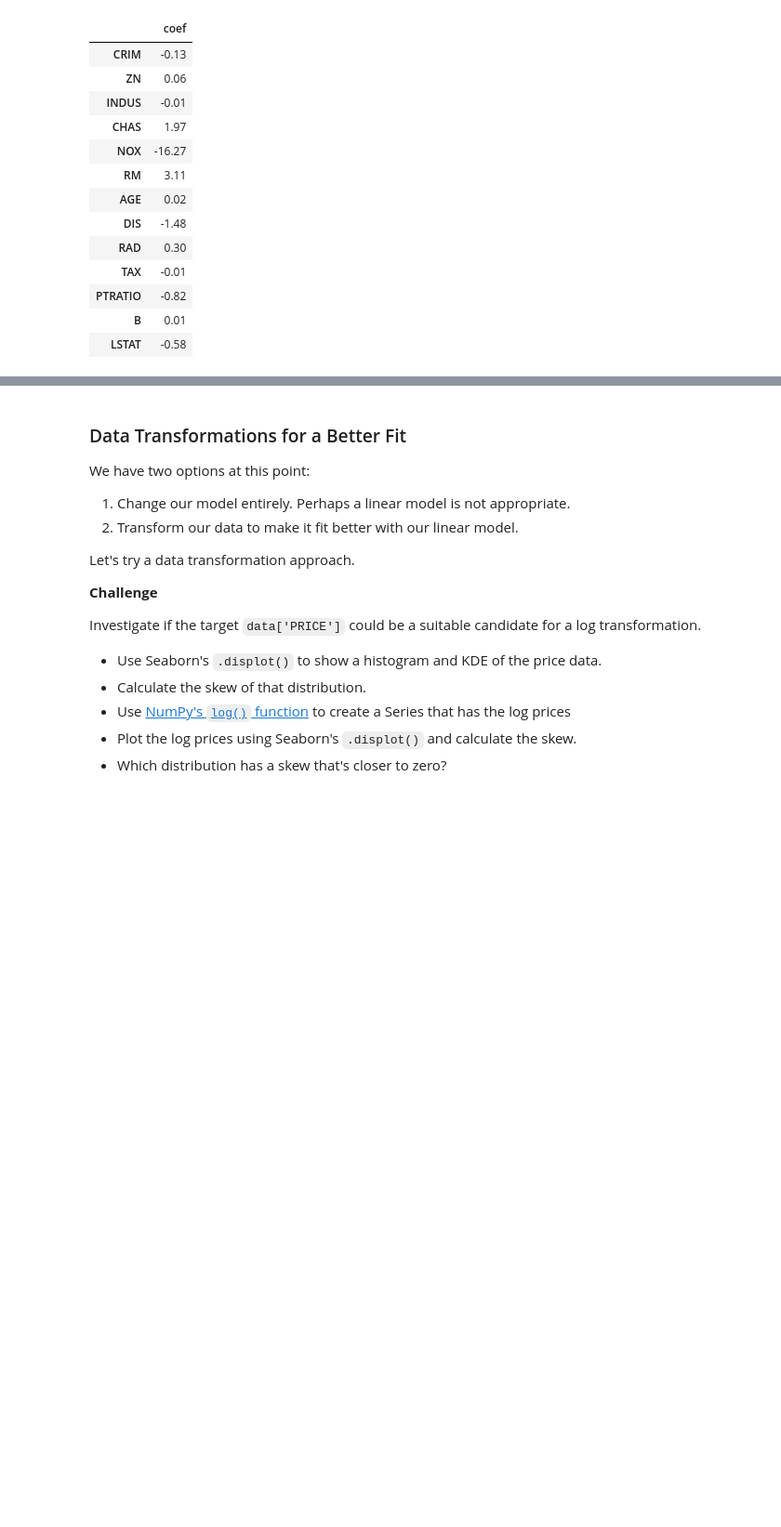
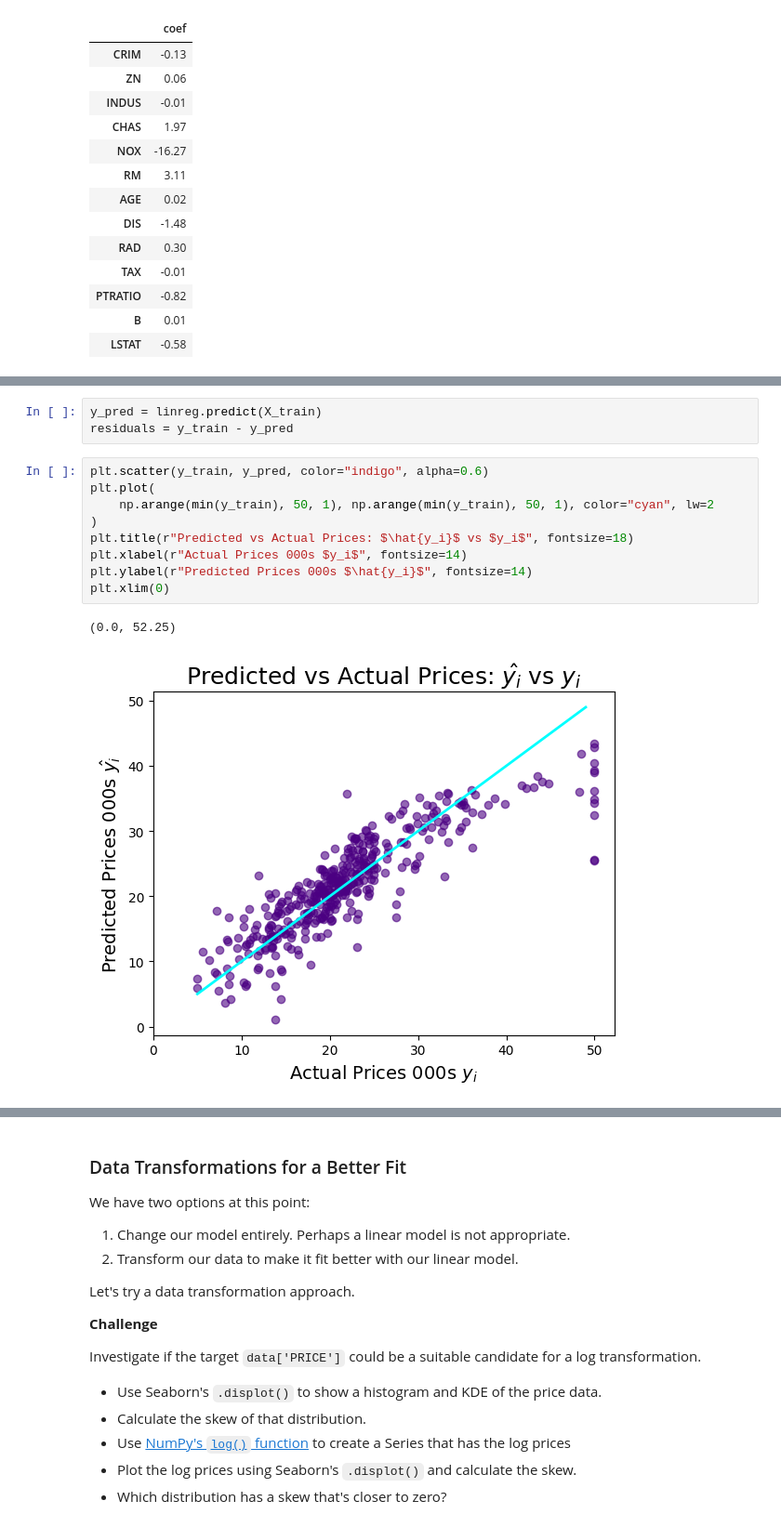
Before and after one commit to fkajose/100-Days-of-Code, a Jupyter notebook: 081-multivariable-regression/Multivariable_Regression_and_Valuation_Model_(start).ipynb, the cells around one changed output, grey strips where cells are left out. Shown at 93% size. Drawn from its saved outputs; the diff is of its cells as text; blank space fills up the shorter version.

```diff
--- a/081-multivariable-regression/Multivariable_Regression_and_Valuation_Model_(start).ipynb
+++ b/081-multivariable-regression/Multivariable_Regression_and_Valuation_Model_(start).ipynb
@@ -442,3 +442,18 @@ The cyan line in the middle shows `y_train` against `y_train`. If the prediction
 The second plot should be the residuals against the predicted prices. Here's what we're looking for:
 
 <img src=https://i.imgur.com/HphsBsj.png height=350>
+# %%
+y_pred = linreg.predict(X_train)
+residuals = y_train - y_pred
+# %%
+plt.scatter(y_train, y_pred, color="indigo", alpha=0.6)
+plt.plot(
+    np.arange(min(y_train), 50, 1), np.arange(min(y_train), 50, 1), color="cyan", lw=2
+)
+plt.title(r"Predicted vs Actual Prices: $\hat{y_i}$ vs $y_i$", fontsize=18)
+plt.xlabel(r"Actual Prices 000s $y_i$", fontsize=14)
+plt.ylabel(r"Predicted Prices 000s $\hat{y_i}$", fontsize=14)
+plt.xlim(0)
+# %% [output]
+(0.0, 52.25)
+[figure, added]
```
Also changed, not shown: parts of 10 cells of this notebook.
